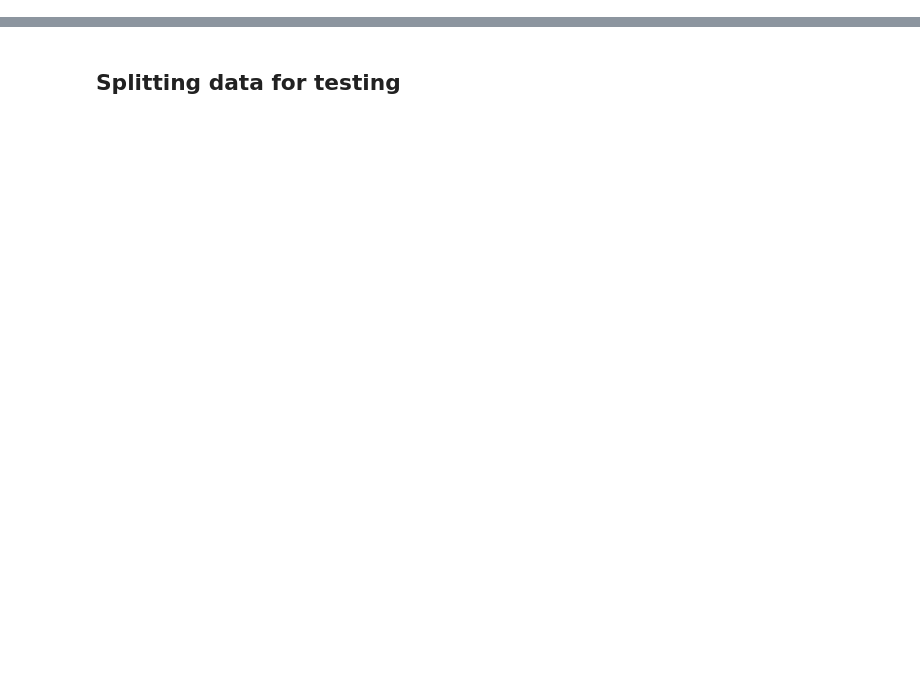
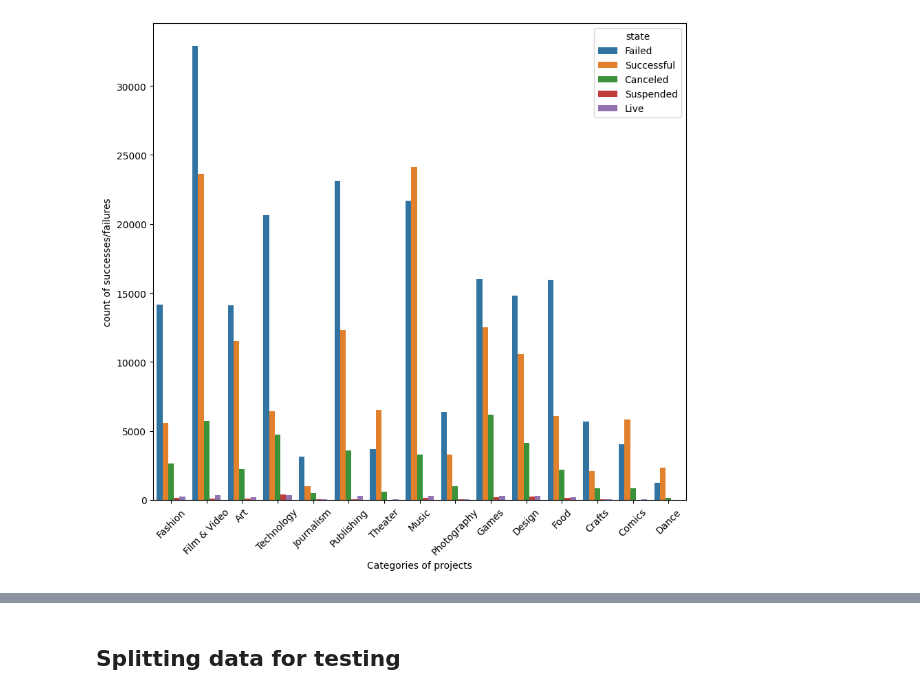
Before and after one commit to EmnaZayaniEsprit/ds-ml-project-template, a Jupyter notebook: EDA-and-modeling.ipynb, the cells around one changed output, grey strips where cells are left out. Saved outputs shown, nothing was run; the diff lists cells and outputs as text; code cells hidden in the pictures; blank space fills up the shorter version.

```diff
--- a/EDA-and-modeling.ipynb
+++ b/EDA-and-modeling.ipynb
@@ -149,0 +235,10 @@ KeyboardInterrupt:
+# %%
+Z = df#pd.concat([X,y], axis=1)
+plt.subplots(figsize=(10,9),dpi=100)
+sns.countplot(x = 'category',data = Z, hue = 'state')
+plt.xlabel('Categories of projects')
+plt.ylabel('count of successes/failures')
+plt.xticks(rotation=45)
+plt.show()
+# %% [output]
+[figure, added]
```
Also changed, not shown: parts of 31 cells of this notebook.
